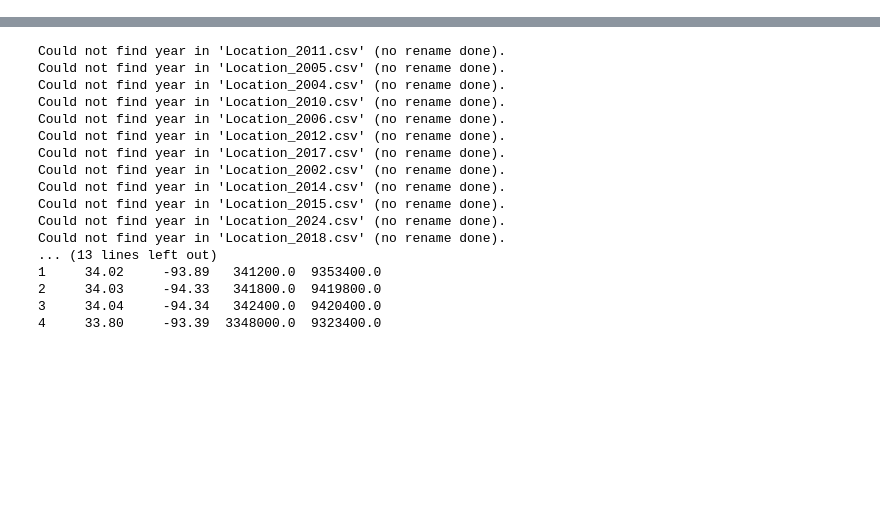
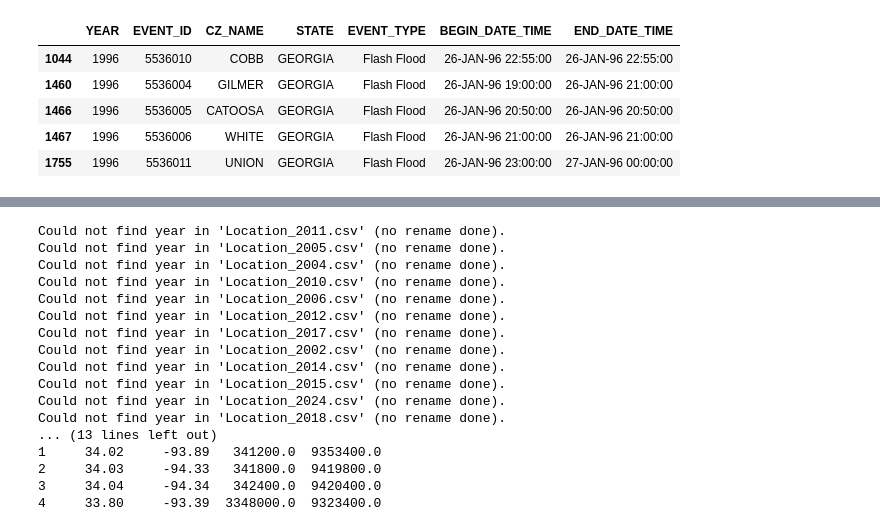
Before and after one commit to paranxia919/Deforestration-and-Flooding-in-GA, a Jupyter notebook: StormData RoC Cla.ipynb, the cells around one changed output, grey strips where cells are left out. Saved outputs shown, nothing was run; the diff lists cells and outputs as text; code cells hidden in the pictures; blank space fills up the shorter version.

```diff
--- a/StormData RoC Cla.ipynb
+++ b/StormData RoC Cla.ipynb
@@ -73,0 +64,16 @@ After:
+# %%
+selected_storm_df = selected_storm_df[["YEAR", "EVENT_ID", "CZ_NAME", "STATE","EVENT_TYPE", "BEGIN_DATE_TIME", "END_DATE_TIME"]]
+selected_storm_df = selected_storm_df[
+    ((selected_storm_df["EVENT_TYPE"] == "Flood") |
+     (selected_storm_df["EVENT_TYPE"] == "Flash Flood") |
+     (selected_storm_df["EVENT_TYPE"] == "Coastal Flood")) &
+    (selected_storm_df["STATE"] == "GEORGIA")
+]
+selected_storm_df.head()
+# %% [output]
+|  | YEAR | EVENT_ID | CZ_NAME | STATE | EVENT_TYPE | BEGIN_DATE_TIME | END_DATE_TIME |
+| 1044 | 1996 | 5536010 | COBB | GEORGIA | Flash Flood | 26-JAN-96 22:55:00 | 26-JAN-96 22:55:00 |
+| 1460 | 1996 | 5536004 | GILMER | GEORGIA | Flash Flood | 26-JAN-96 19:00:00 | 26-JAN-96 21:00:00 |
+| 1466 | 1996 | 5536005 | CATOOSA | GEORGIA | Flash Flood | 26-JAN-96 20:50:00 | 26-JAN-96 20:50:00 |
+| 1467 | 1996 | 5536006 | WHITE | GEORGIA | Flash Flood | 26-JAN-96 21:00:00 | 26-JAN-96 21:00:00 |
+| 1755 | 1996 | 5536011 | UNION | GEORGIA | Flash Flood | 26-JAN-96 23:00:00 | 27-JAN-96 00:00:00 |
```
Also changed, not shown: parts of 14 cells of this notebook, 2 other files.
